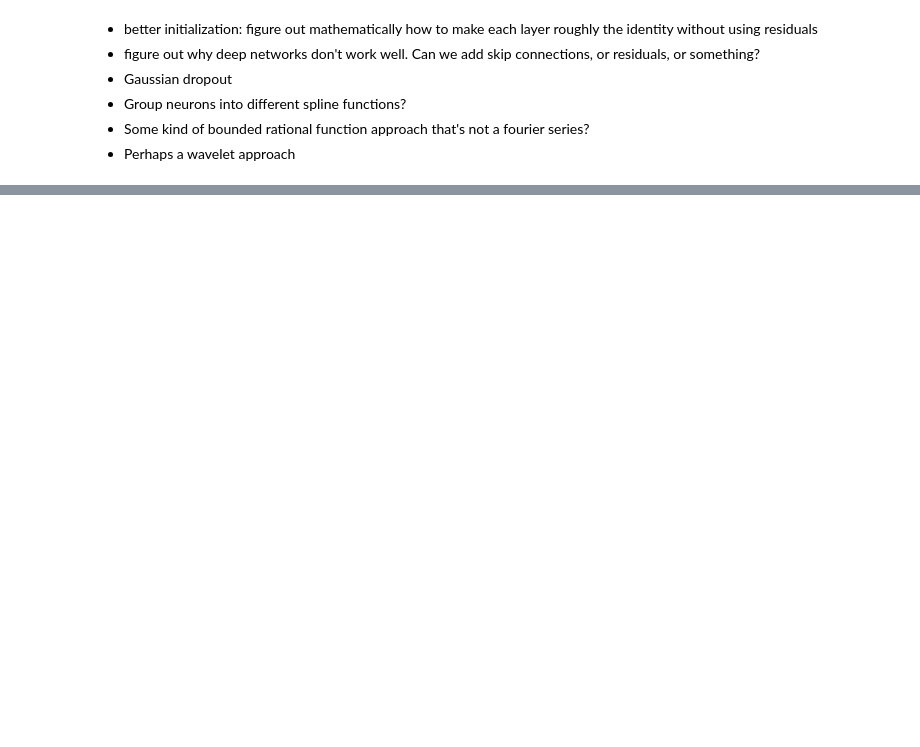
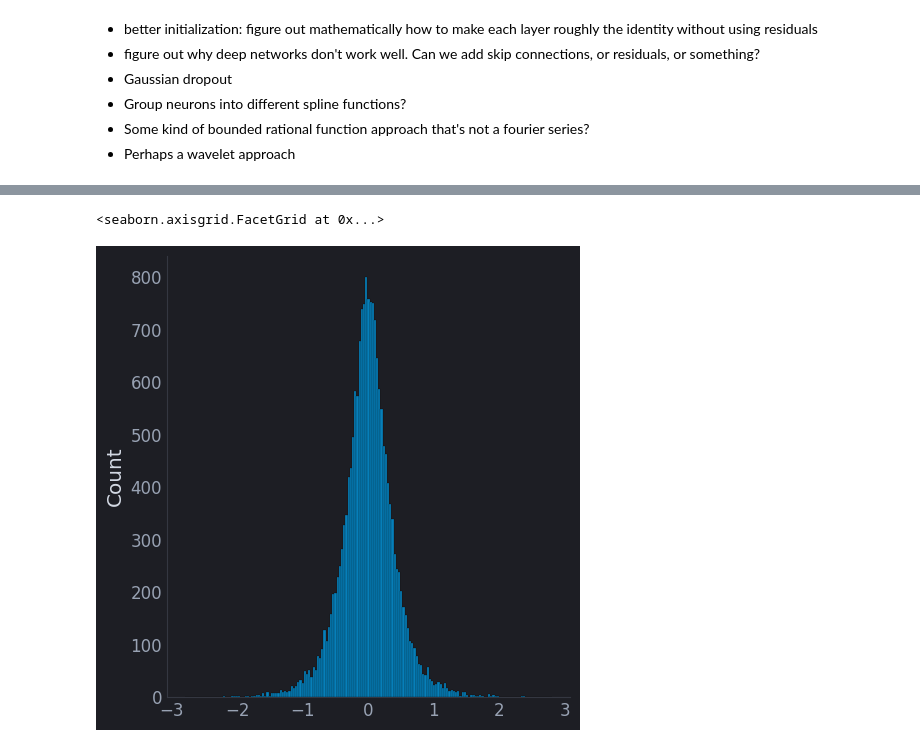
Before and after one commit to nicholas-miklaucic/jax-kan, a Jupyter notebook: exploration.ipynb, the cells around one changed output, grey strips where cells are left out. Saved outputs shown, nothing was run; the diff lists cells and outputs as text; code cells hidden in the pictures; blank space fills up the shorter version.

```diff
--- a/exploration.ipynb
+++ b/exploration.ipynb
@@ -188,3 +295,8 @@ Text(0.5, 0.98, 'alpha = -0.813, beta = -3.549')
+# %%
+sns.displot(params['layers_0']['coefs']['kernel'].reshape(-1))
+# %% [output]
+<seaborn.axisgrid.FacetGrid at 0x...>
+[figure, added]
 # %%
 from sklearn.ensemble import ExtraTreesClassifier
 from sklearn.model_selection import train_test_split
```
Also changed, not shown: parts of 9 cells of this notebook, 3 other files.
